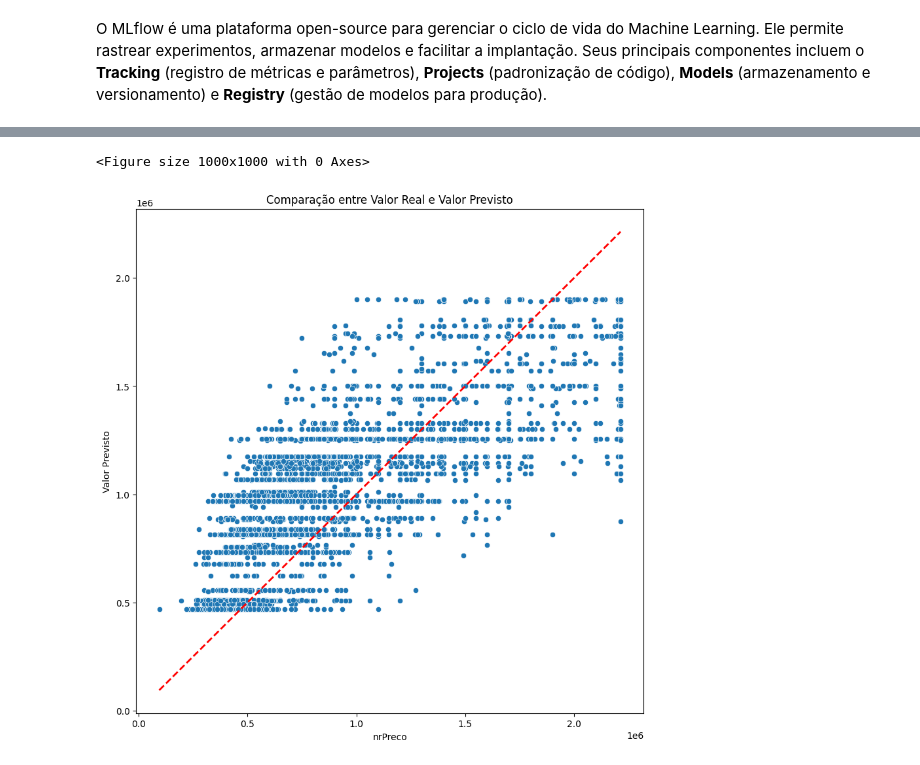
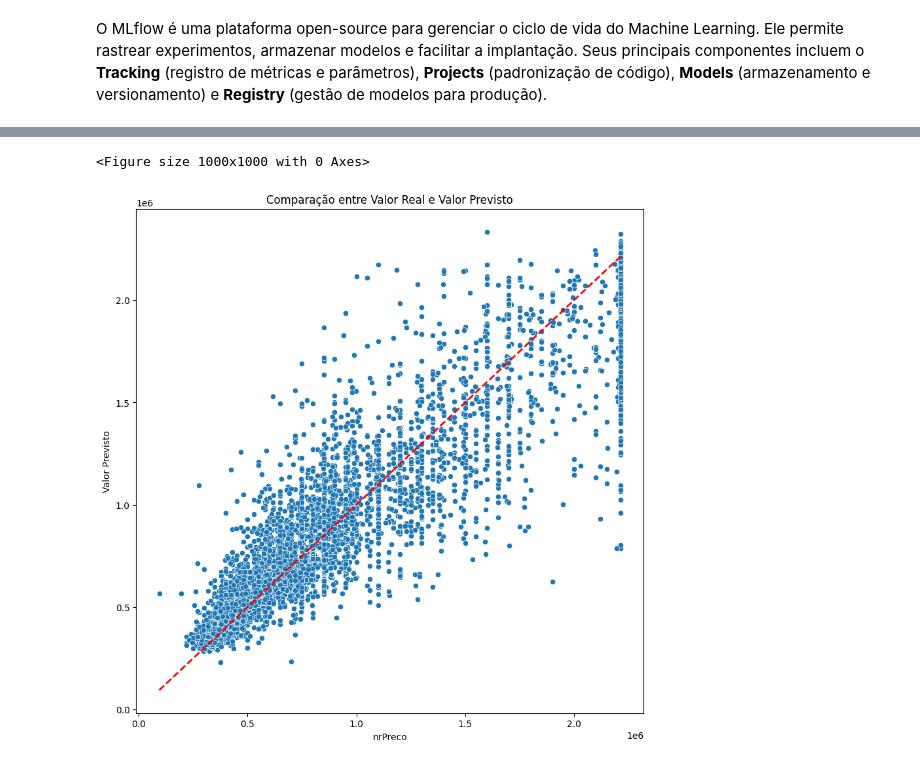
Before and after one commit to Mathsnts18/SantosApartmentPricing, a Jupyter notebook: notebooks/model.ipynb, the cells around one changed output, grey strips where cells are left out. Drawn from its saved outputs; the diff is of its cells as text; code cells hidden in the pictures.

```diff
--- a/notebooks/model.ipynb
+++ b/notebooks/model.ipynb
@@ -142,9 +142,7 @@ class DataProcessor(BaseEstimator, TransformerMixin):
 
         return X.reset_index(drop=True)
 # %%
-pipe = Pipeline([
-    ('data_processor', DataProcessor())
-])
+pipe = Pipeline([('data_processor', DataProcessor())])
 
 abt = pipe.fit_transform(df)
 # %% [markdown]
@@ -208,7 +211,7 @@ rfe = RFECV(
     step=1,
     cv=5,
     scoring='neg_root_mean_squared_error',
-    verbose=1
+    verbose=1,
 )
 scaler = StandardScaler()
 
@@ -216,13 +219,17 @@ pipe = Pipeline([
     ('One Hot Encoder', ohe),
     ('New Features', new_feats),
     ('RFE', rfe),
-    ('scaler', scaler)
+    ('scaler', scaler),
 ])
 
 X_train_transformed = pipe.fit_transform(X_train, y_train)
 X_test_transformed = pipe.transform(X_test)
-X_train_transformed = pd.DataFrame(X_train_transformed, columns=rfe.get_feature_names_out())
-X_test_transformed = pd.DataFrame(X_test_transformed, columns=rfe.get_feature_names_out())
+X_train_transformed = pd.DataFrame(
+    X_train_transformed, columns=rfe.get_feature_names_out()
+)
+X_test_transformed = pd.DataFrame(
+    X_test_transformed, columns=rfe.get_feature_names_out()
+)
 # %% [output]
 Fitting estimator with 229 features.
 Fitting estimator with 228 features.
@@ -255,32 +262,49 @@ mlflow.set_tracking_uri('http://127.0.0.1:5000')
 mlflow.set_experiment(experiment_id=542105102691604280)
 
 with mlflow.start_run():
-
-    model = AdaBoostRegressor(random_state=42)
+    model = CatBoostRegressor(random_state=42)
 
     model.fit(X_train_transformed, y_train)
 
     # Validação cruzada no conjunto de treino
-    cv_results = cross_validate(model, X_train_transformed, y_train, cv=5, scoring=['neg_root_mean_squared_error', 'neg_mean_absolute_error', 'r2', 'neg_mean_absolute_percentage_error'])
+    cv_results = cross_validate(
+        model,
+        X_train_transformed,
+        y_train,
+        cv=5,
+        scoring=[
+            'neg_root_mean_squared_error',
+            'neg_mean_absolute_error',
+            'r2',
+            'neg_mean_absolute_percentage_error',
+        ],
+    )
 
     # Métricas no conjunto de teste
     y_pred = model.predict(X_test_transformed)
     root_mean_squared_error_test = root_mean_squared_error(y_test, y_pred)
     mean_absolute_error_test = mean_absolute_error(y_test, y_pred)
     r2_score_test = r2_score(y_test, y_pred)
-    mean_absolute_percentage_error_test = mean_absolute_percentage_error(y_test, y_pred)
+    mean_absolute_percentage_error_test = mean_absolute_percentage_error(
+        y_test, y_pred
+    )
 
     mlflow.log_metrics({
-                    'RMSE_CV': -cv_results['test_neg_root_mean_squared_error'].mean(),
-                    'RMSE_test': root_mean_squared_error_test,
-                    'RMSE_diff': abs(-cv_results['test_neg_root_mean_squared_error'].mean() - root_mean_squared_error_test),
-                    'MAE_CV': -cv_results['test_neg_mean_absolute_error'].mean(),
-                    'MAE_test': mean_absolute_error_test,
-                    'R2_CV': -cv_results['test_r2'].mean(),
-                    'R2_test': r2_score_test,
-                    'MAPE_CV': -cv_results['test_neg_mean_absolute_percentage_error'].mean(),
-                    'MAPE_test': mean_absolute_percentage_error_test
-                    })
+        'RMSE_CV': -cv_results['test_neg_root_mean_squared_error'].mean(),
+        'RMSE_test': root_mean_squared_error_test,
+        'RMSE_diff': abs(
+            -cv_results['test_neg_root_mean_squared_error'].mean()
+            - root_mean_squared_error_test
+        ),
+        'MAE_CV': -cv_results['test_neg_mean_absolute_error'].mean(),
+        'MAE_test': mean_absolute_error_test,
+        'R2_CV': -cv_results['test_r2'].mean(),
+        'R2_test': r2_score_test,
+        'MAPE_CV': -cv_results[
+            'test_neg_mean_absolute_percentage_error'
+        ].mean(),
+        'MAPE_test': mean_absolute_percentage_error_test,
+    })
 
     # Hiperparâmetros do pré-processamentos
     mlflow.log_param('1. Data_processor', 'DataProcessor()')
@@ -293,18 +317,20 @@ with mlflow.start_run():
 
     # Signature
     mlflow.sklearn.log_model(
-        model, "AdaBoostRegressor", input_example=X_train_transformed.iloc[[0]]
+        model, 'CatBoostRegressor', input_example=X_train_transformed.iloc[[0]]
     )
 
     # Gráfico real vs predito
     plt.figure(figsize=(10, 10))
     plt.figure(figsize=(10, 10))
     sns.scatterplot(x=y_test, y=y_pred)
-    plt.plot([y_test.min(), y_test.max()], [y_test.min(), y_test.max()], 'r--', lw=2)
+    plt.plot(
+        [y_test.min(), y_test.max()], [y_test.min(), y_test.max()], 'r--', lw=2
+    )
     plt.ylabel('Valor Previsto')
     plt.title('Comparação entre Valor Real e Valor Previsto')
     tmpdir = tempfile.mkdtemp()
-    plot_path = os.path.join(tmpdir, "real_vs_previsto.png")
+    plot_path = os.path.join(tmpdir, 'real_vs_previsto.png')
     plt.savefig(plot_path)
     mlflow.log_artifact(plot_path)
 # %% [output]
@@ -312,3 +353,3 @@ with mlflow.start_run():
 🧪 View experiment at: http://127.0.0.1:5000/#/experiments/542105102691604280
 <Figure size 1000x1000 with 0 Axes>
-[figure, old version]
+[figure, new version]
```
Also changed, not shown: parts of 5 cells of this notebook, 10 other files.
